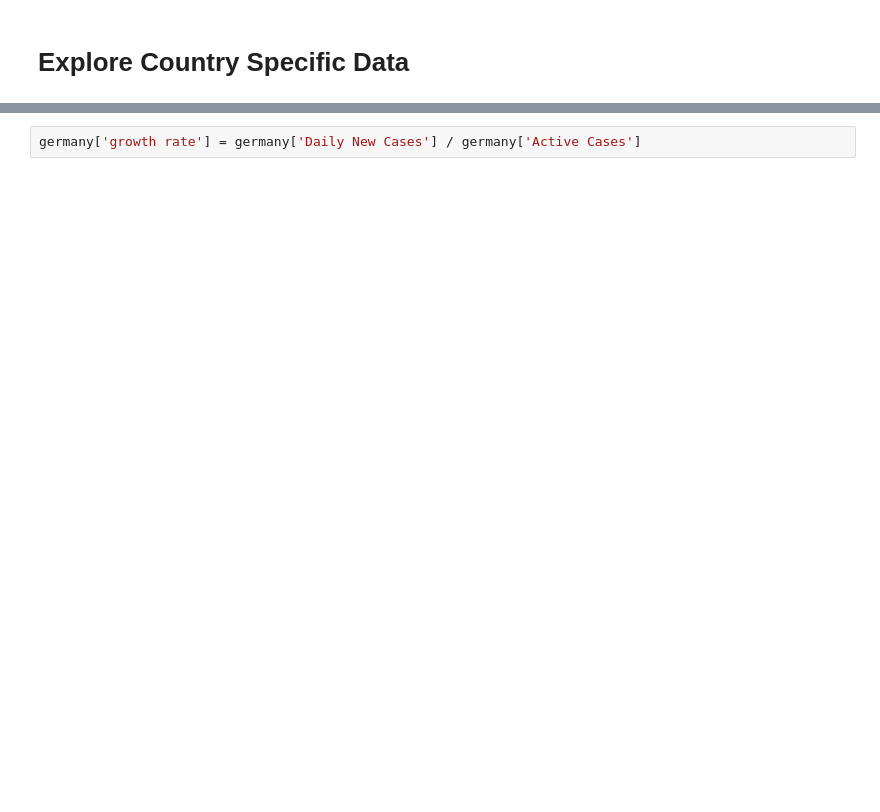
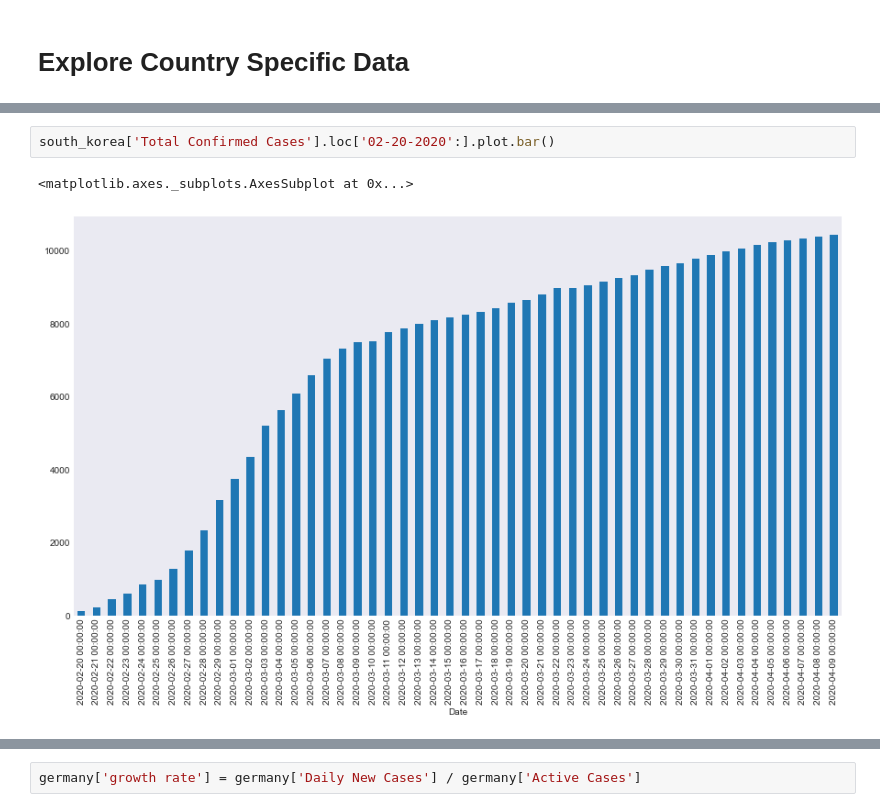
Before and after one commit to JakobRohrhirsch/COVID-19-JHU-CSSE-Analysis, a Jupyter notebook: COVID-19 Analysis.ipynb, the cells around one changed output, grey strips where cells are left out. Saved outputs shown, nothing was run; the diff lists cells and outputs as text; blank space fills up the shorter version.

```diff
--- a/COVID-19 Analysis.ipynb
+++ b/COVID-19 Analysis.ipynb
@@ -165,0 +166,5 @@ germany['Total Confirmed Cases'].iloc[-35:].plot.bar()
+# %%
+south_korea['Total Confirmed Cases'].loc['02-20-2020':].plot.bar()
+# %% [output]
+<matplotlib.axes._subplots.AxesSubplot at 0x...>
+[figure, added]
```
Also changed, not shown: parts of 21 cells of this notebook.
